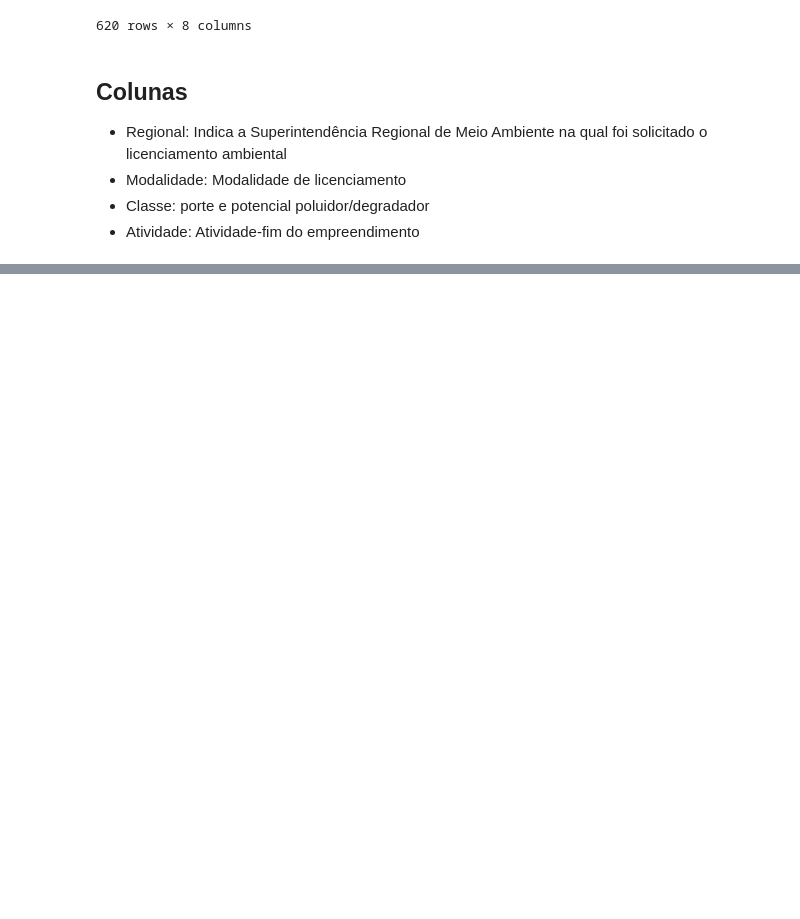
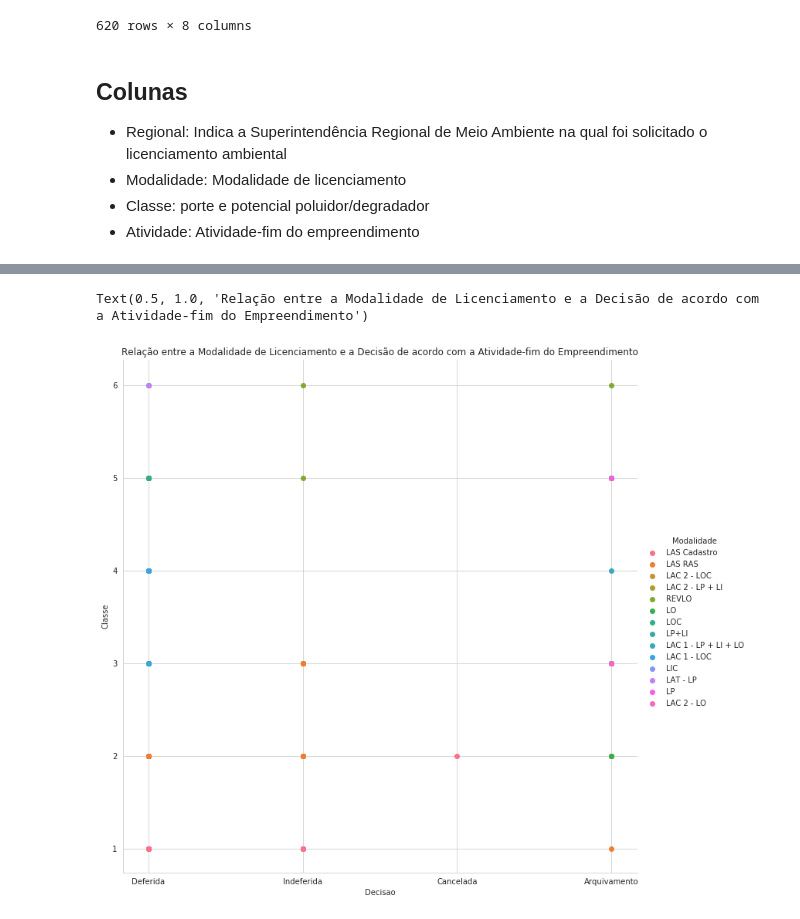
Before and after one commit to jose-de-melo/curso-mineracao-de-dados-aplicada, a Jupyter notebook: aula3-coleta-de-dados/atividade-analise-exploratoria.ipynb, the cells around one changed output, grey strips where cells are left out. Cells and saved outputs as stored; diff of their text form; code cells hidden in the pictures; blank space fills up the shorter version.

```diff
--- a/aula3-coleta-de-dados/atividade-analise-exploratoria.ipynb
+++ b/aula3-coleta-de-dados/atividade-analise-exploratoria.ipynb
@@ -43,0 +269,14 @@ df
+# %%
+sns.FacetGrid(
+    df,
+    hue='Modalidade',
+    height=10
+).map(
+    plt.scatter, 'Decisao', 'Classe'
+).add_legend()
+
+
+plt.title('Relação entre a Modalidade de Licenciamento e a Decisão de acordo com a Atividade-fim do Empreendimento')
+# %% [output]
+Text(0.5, 1.0, 'Relação entre a Modalidade de Licenciamento e a Decisão de acordo com a Atividade-fim do Empreendimento')
+[figure, added]
```
Also changed, not shown: parts of 24 cells of this notebook, 2 other files.
